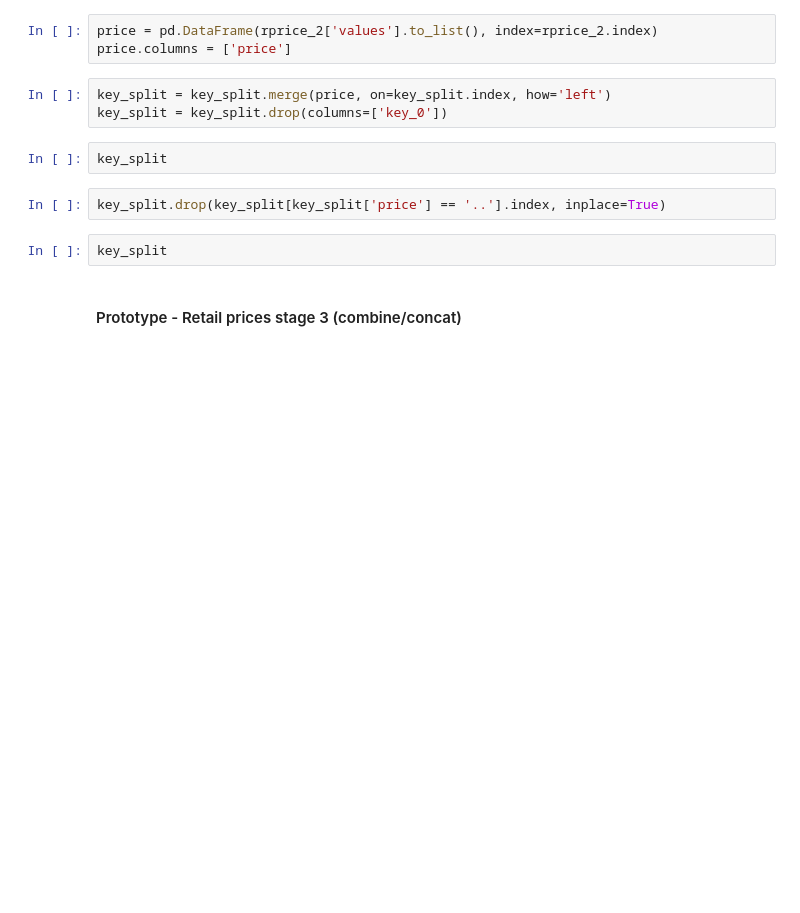
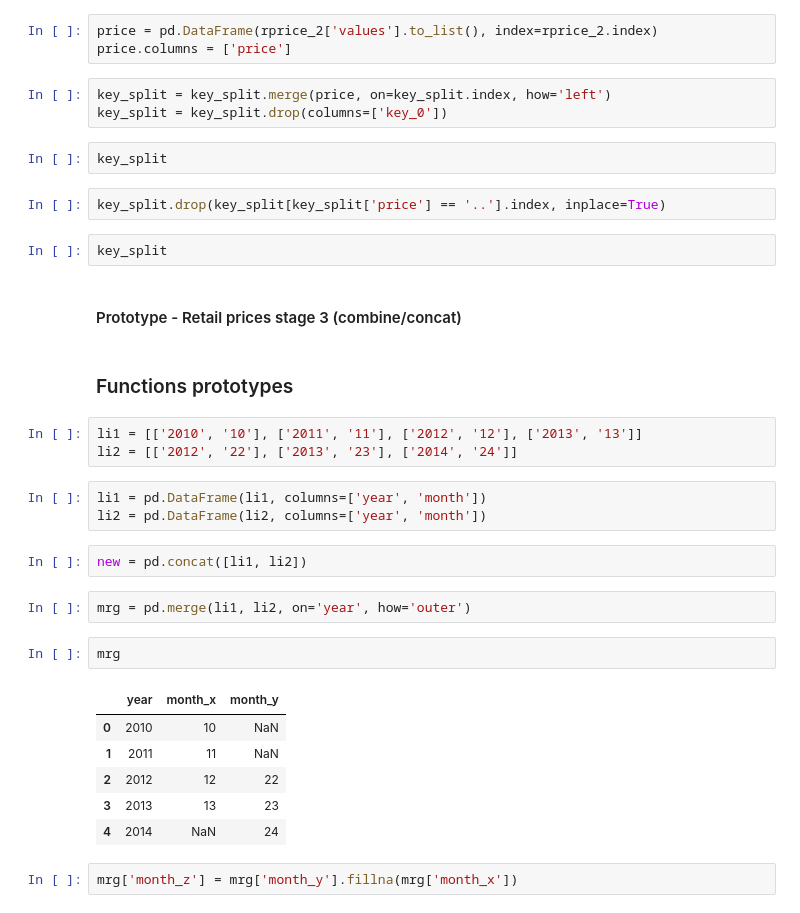
Before and after one commit to emmanresu/Thesis-Keras, a Jupyter notebook: prototype/requests_prototype.ipynb, the cells around one changed output. Saved outputs shown, nothing was run; the diff lists cells and outputs as text; blank space fills up the shorter version.

Commit message:
created a prototype: smart dataset concatenation

```diff
--- a/prototype/requests_prototype.ipynb
+++ b/prototype/requests_prototype.ipynb
@@ -966,3 +966,26 @@ key_split.drop(key_split[key_split['price'] == '..'].index, inplace=True)
 key_split
 # %% [markdown]
 #### Prototype - Retail prices stage 3 (combine/concat)
+# %% [markdown]
+### Functions prototypes
+# %%
+li1 = [['2010', '10'], ['2011', '11'], ['2012', '12'], ['2013', '13']]
+li2 = [['2012', '22'], ['2013', '23'], ['2014', '24']]
+# %%
+li1 = pd.DataFrame(li1, columns=['year', 'month'])
+li2 = pd.DataFrame(li2, columns=['year', 'month'])
+# %%
+new = pd.concat([li1, li2])
+# %%
+mrg = pd.merge(li1, li2, on='year', how='outer')
+# %%
+mrg
+# %% [output]
+|  | year | month_x | month_y |
+| 0 | 2010 | 10 | NaN |
+| 1 | 2011 | 11 | NaN |
+| 2 | 2012 | 12 | 22 |
+| 3 | 2013 | 13 | 23 |
+| 4 | 2014 | NaN | 24 |
+# %%
+mrg['month_z'] = mrg['month_y'].fillna(mrg['month_x'])
```
Also changed, not shown: parts of 4 cells of this notebook.
